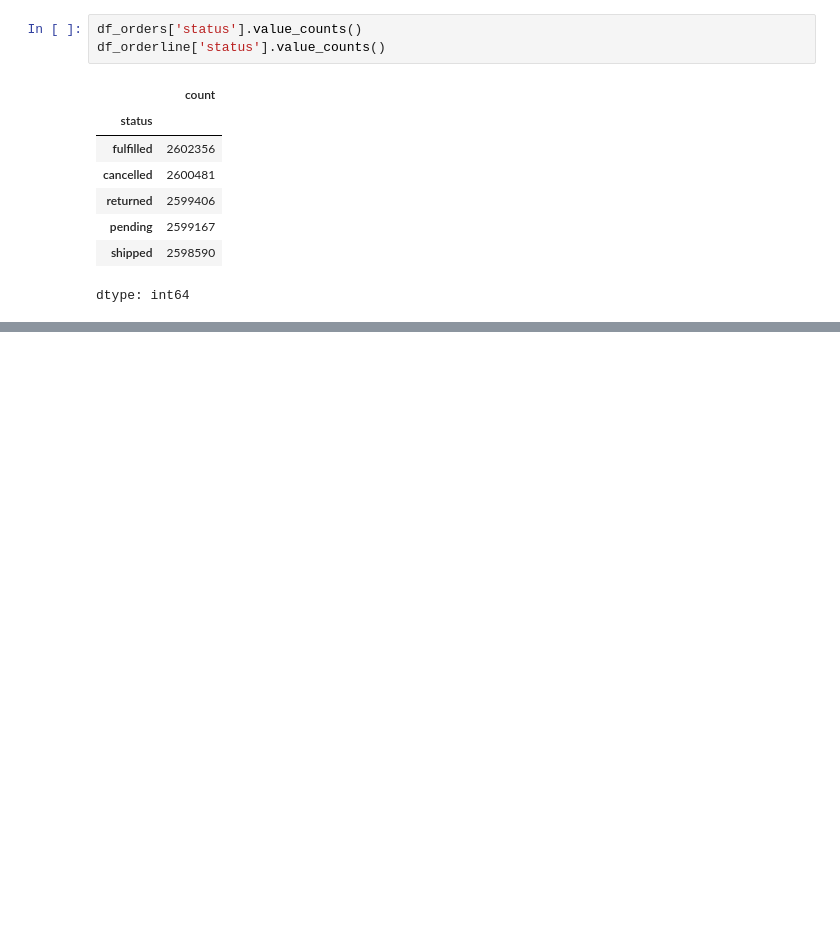
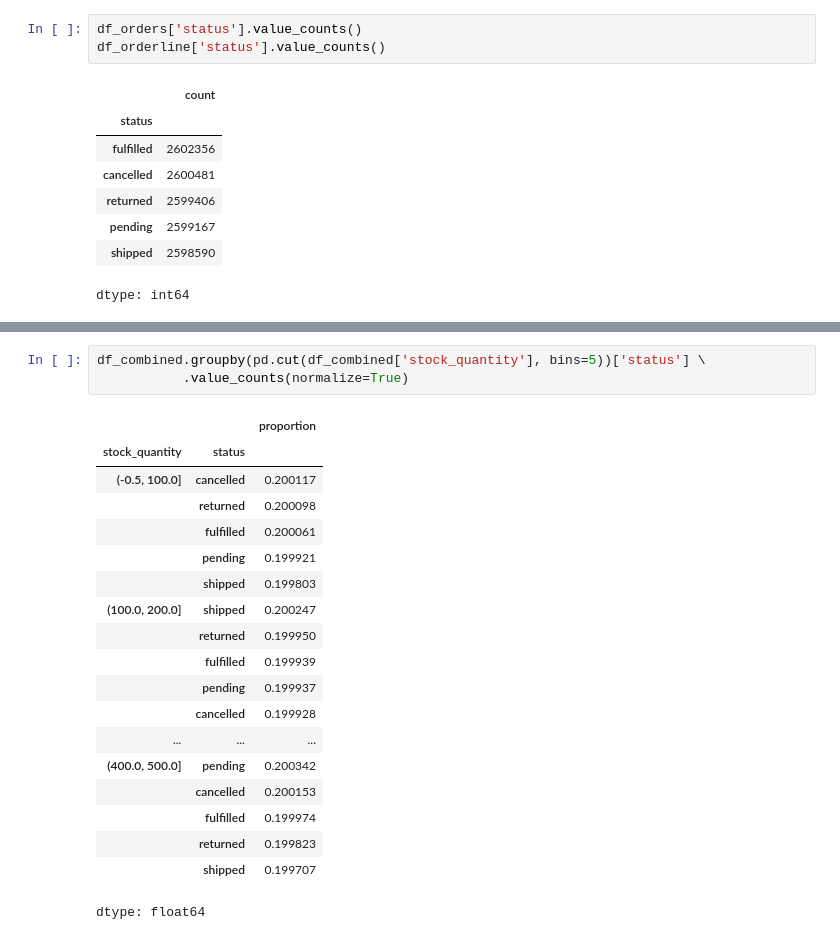
Before and after one commit to rishavvashisht823/Amazon, a Jupyter notebook: chapter_appendix-tools-for-deep-learning/jupyter.ipynb, the cells around one changed output, grey strips where cells are left out. Drawn from its saved outputs; the diff is of its cells as text; blank space fills up the shorter version.

```diff
--- a/chapter_appendix-tools-for-deep-learning/jupyter.ipynb
+++ b/chapter_appendix-tools-for-deep-learning/jupyter.ipynb
@@ -250,0 +226,23 @@ category_summary.head(10)['Attractiveness_Score'].plot(kind='bar')
+# %%
+df_combined.groupby(pd.cut(df_combined['stock_quantity'], bins=5))['status'] \
+           .value_counts(normalize=True)
+# %% [output]
+|  |  | proportion |
+| stock_quantity | status |  |
+| (-0.5, 100.0] | cancelled | 0.200117 |
+|  | returned | 0.200098 |
+|  | fulfilled | 0.200061 |
+|  | pending | 0.199921 |
+|  | shipped | 0.199803 |
+| (100.0, 200.0] | shipped | 0.200247 |
+|  | returned | 0.199950 |
+|  | fulfilled | 0.199939 |
+|  | pending | 0.199937 |
+|  | cancelled | 0.199928 |
+| ... | ... | ... |
+| (400.0, 500.0] | pending | 0.200342 |
+|  | cancelled | 0.200153 |
+|  | fulfilled | 0.199974 |
+|  | returned | 0.199823 |
+|  | shipped | 0.199707 |
+dtype: float64
```
Also changed, not shown: parts of 28 cells of this notebook.
